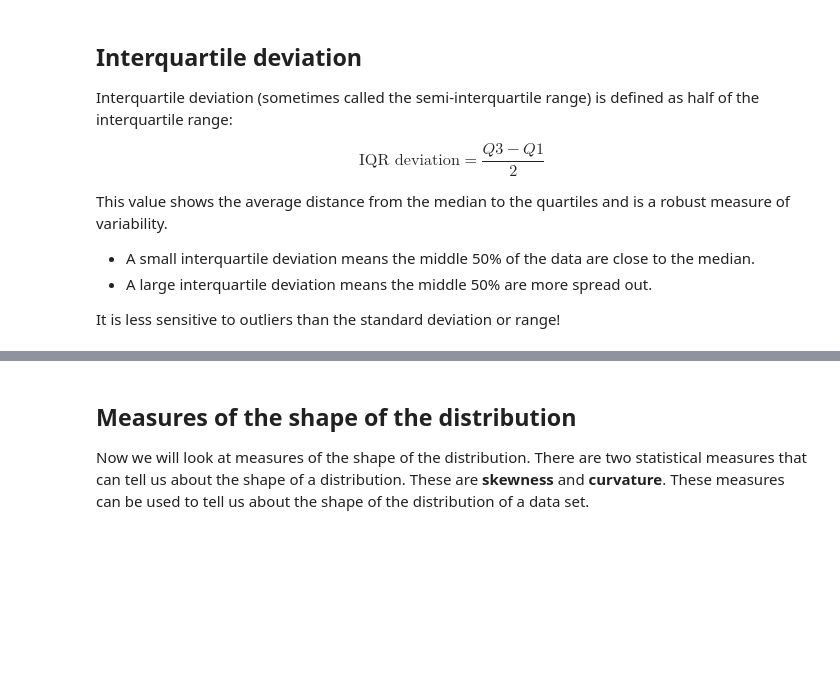
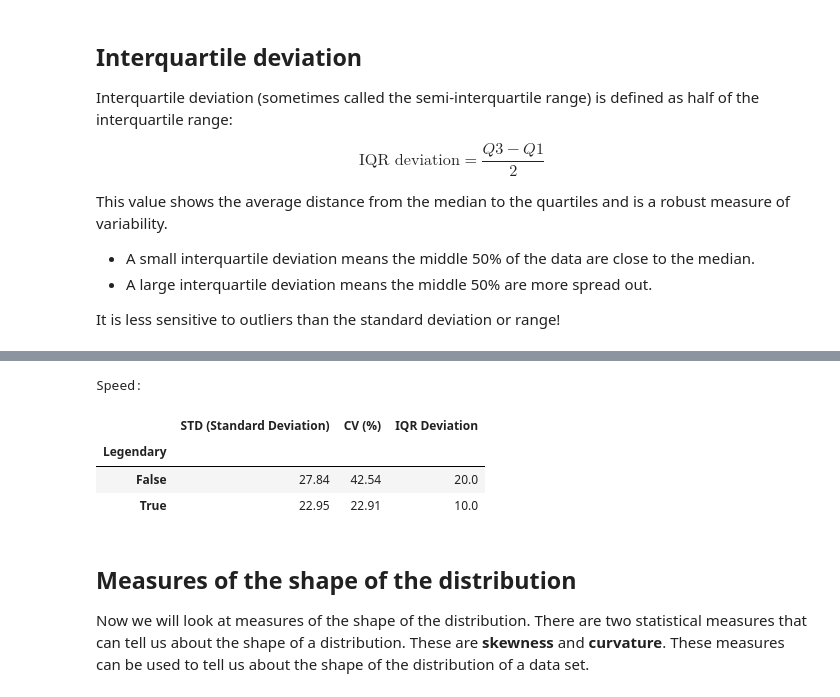
Before and after one commit to dulska-ola/Descriptive_stats_lab3, a Jupyter notebook: Exercise8.ipynb, the cells around one changed output, grey strips where cells are left out. Cells and saved outputs as stored; diff of their text form; code cells hidden in the pictures; blank space fills up the shorter version.

Commit message:
ZrobioneSTD and CV for SPEED of LEGENDARY and NOT LEGENDARY pokemons

```diff
--- a/Exercise8.ipynb
+++ b/Exercise8.ipynb
@@ -737,3 +735,34 @@ Calculate STD and CV for the SPEED of LEGENDARY and NOT LEGENDARY pokemons. What
+# %%
+# Your code here!
+import pandas as pd
+
+if 'df_pokemon' not in locals():
+    df_pokemon = pd.read_csv("pokemon.csv")
+
+grouped_speed = df_pokemon.groupby('Legendary')['Speed']
+
+std = grouped_speed.std()
+
+mean = grouped_speed.mean()
+cv = (std / mean) * 100
+
+q1 = grouped_speed.quantile(0.25)
+q3 = grouped_speed.quantile(0.75)
+iqr_dev = (q3 - q1) / 2
+
+summary_table = pd.DataFrame({
+    'STD (Standard Deviation)': std.round(2),
+    'CV (%)': cv.round(2),
+    'IQR Deviation': iqr_dev.round(2)
+})
+
+display(summary_table)
+# %% [output]
+Speed:
+|  | STD (Standard Deviation) | CV (%) | IQR Deviation |
+| Legendary |  |  |  |
+| False | 27.84 | 42.54 | 20.0 |
+| True | 22.95 | 22.91 | 10.0 |
 # %% [markdown]
 ## Measures of the shape of the distribution
 
```
Also changed, not shown: parts of 3 cells of this notebook.
